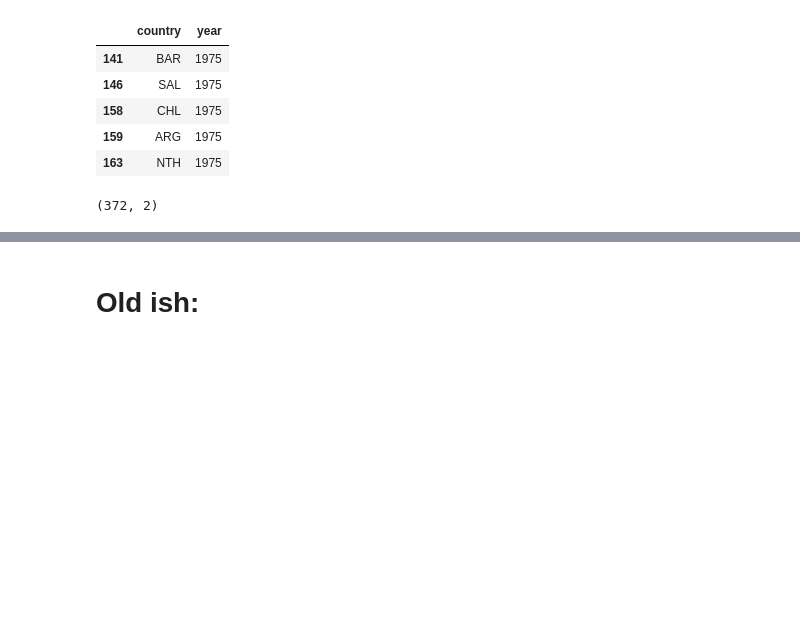
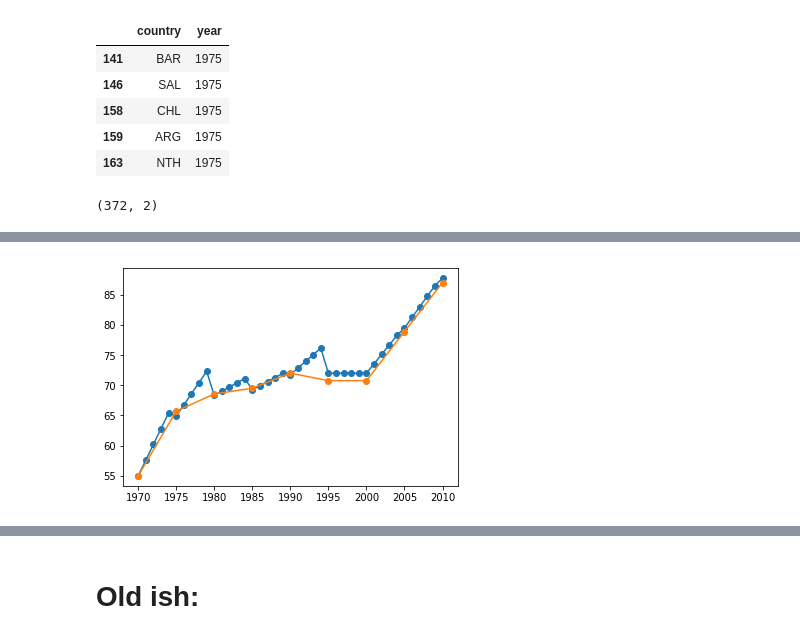
Before and after one commit to Polichinel/SNA, a Jupyter notebook: main_py.ipynb, the cells around one changed output, grey strips where cells are left out. Cells and saved outputs as stored; diff of their text form; code cells hidden in the pictures; blank space fills up the shorter version.

```diff
--- a/main_py.ipynb
+++ b/main_py.ipynb
@@ -501,0 +548,18 @@ plt.show()
+# %%
+min_year = df['year'].min()
+max_year = df['year'].max()
+
+full_year_range = np.arange(min_year, max_year+1, 1)
+# %%
+list_of_dfs = []
+
+for country in df['country'].unique():
+    temp_df = pd.DataFrame(full_year_range, columns= ['year'])
+    temp_df['country'] = country
+    list_of_dfs.append(temp_df)
+
+df_full_year = pd.concat(list_of_dfs)
+# %%
+df_full = df_full_year.merge(df, on=['year','country'], how='outer')
+# %%
+df_full_interpl = df_full.groupby('country').apply(lambda group: group.interpolate(method='linear'))
@@ -501,0 +570,14 @@ plt.show()
+# %%
+y = df_full_interpl.groupby('year').mean()['degree']
+x = df_full_interpl.groupby('year').mean()['degree'].index
+plt.plot(x ,y, '-o')
+
+y = df.groupby('year').mean()['degree']
+x = df.groupby('year').mean()['degree'].index
+plt.plot(x ,y, '-o')
+plt.show()
+
+plt.show()
+# det er ikke dumt, men ikke det du skal bruge den her gang
+# %% [output]
+[figure, added]
```
Also changed, not shown: parts of 21 cells of this notebook.
